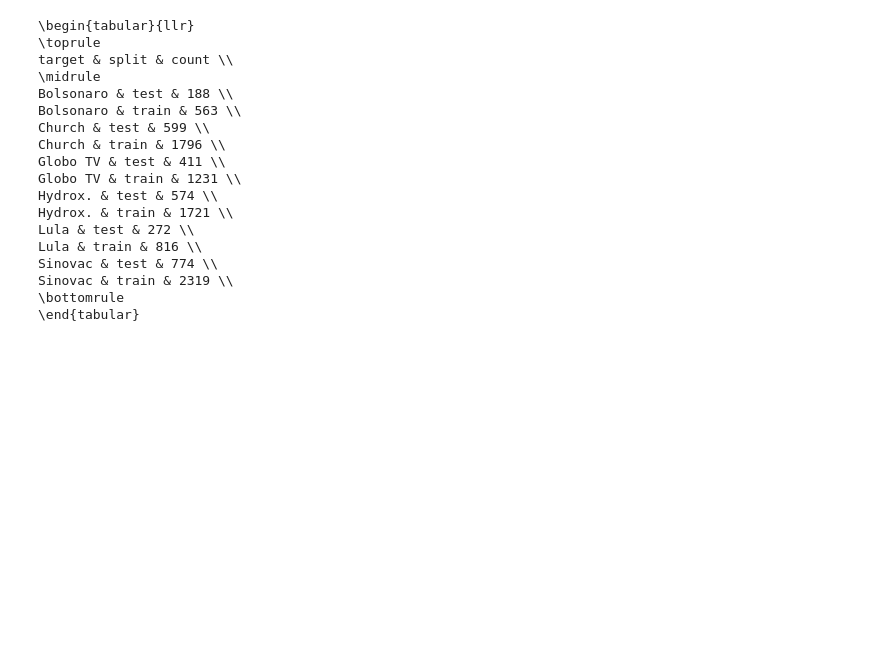
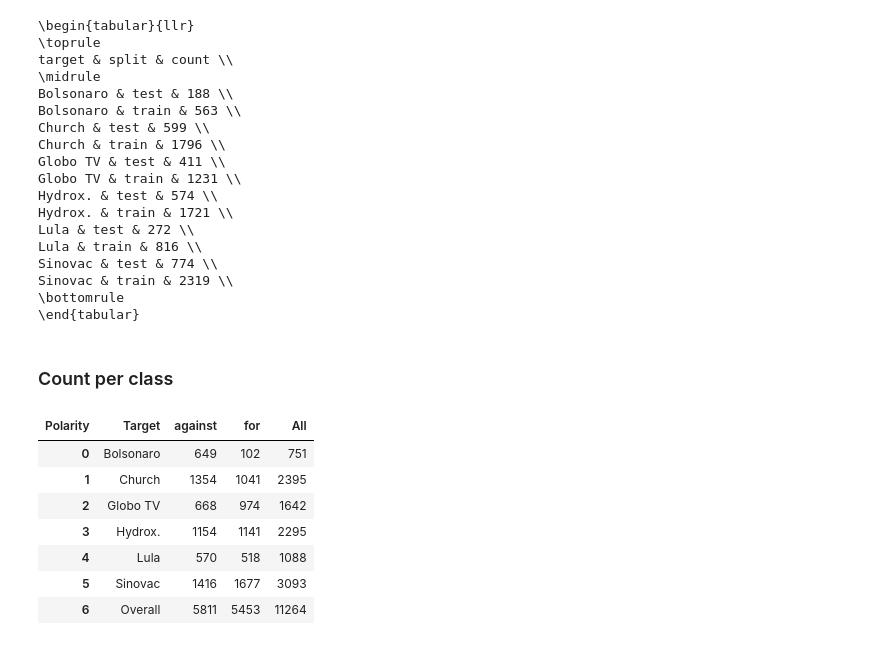
Before and after one commit to semcovici/stance-prediction-UstanceBR, a Jupyter notebook: notebooks/0.analysis_relat.ipynb, the cells around one changed output. Cells and saved outputs as stored; diff of their text form; code cells hidden in the pictures; blank space fills up the shorter version.

```diff
--- a/notebooks/0.analysis_relat.ipynb
+++ b/notebooks/0.analysis_relat.ipynb
@@ -91,3 +110,33 @@ Sinovac & test & 774 \\
 Sinovac & train & 2319 \\
 \bottomrule
 \end{tabular}
+# %% [markdown]
+### Count per class
+# %%
+# Passo 1: Agrupamento e contagem (já feito)
+grouped_df = df_users.groupby(["target_formated", "Polarity"]).size().to_frame(name='Count').reset_index()
+
+# Passo 2: Transformar em uma tabela pivotada
+pivot_df = grouped_df.pivot(index='target_formated', columns='Polarity', values='Count').fillna(0)
+pivot_df['All'] = pivot_df['against'] + pivot_df['for']
+
+# Passo 3: Adicionar linha totalizadora
+pivot_df.loc['Overall'] = pivot_df.sum()
+
+# Reordenar colunas para o formato desejado
+pivot_df = pivot_df[['against', 'for', 'All']]
+
+# Renomear colunas e índice
+pivot_df.index.name = 'Target'
+pivot_df.reset_index(inplace=True)
+
+pivot_df
+# %% [output]
+| Polarity | Target | against | for | All |
+| 0 | Bolsonaro | 649 | 102 | 751 |
+| 1 | Church | 1354 | 1041 | 2395 |
+| 2 | Globo TV | 668 | 974 | 1642 |
+| 3 | Hydrox. | 1154 | 1141 | 2295 |
+| 4 | Lula | 570 | 518 | 1088 |
+| 5 | Sinovac | 1416 | 1677 | 3093 |
+| 6 | Overall | 5811 | 5453 | 11264 |
```
Also changed, not shown: parts of 26 cells of this notebook, 2 other files.
